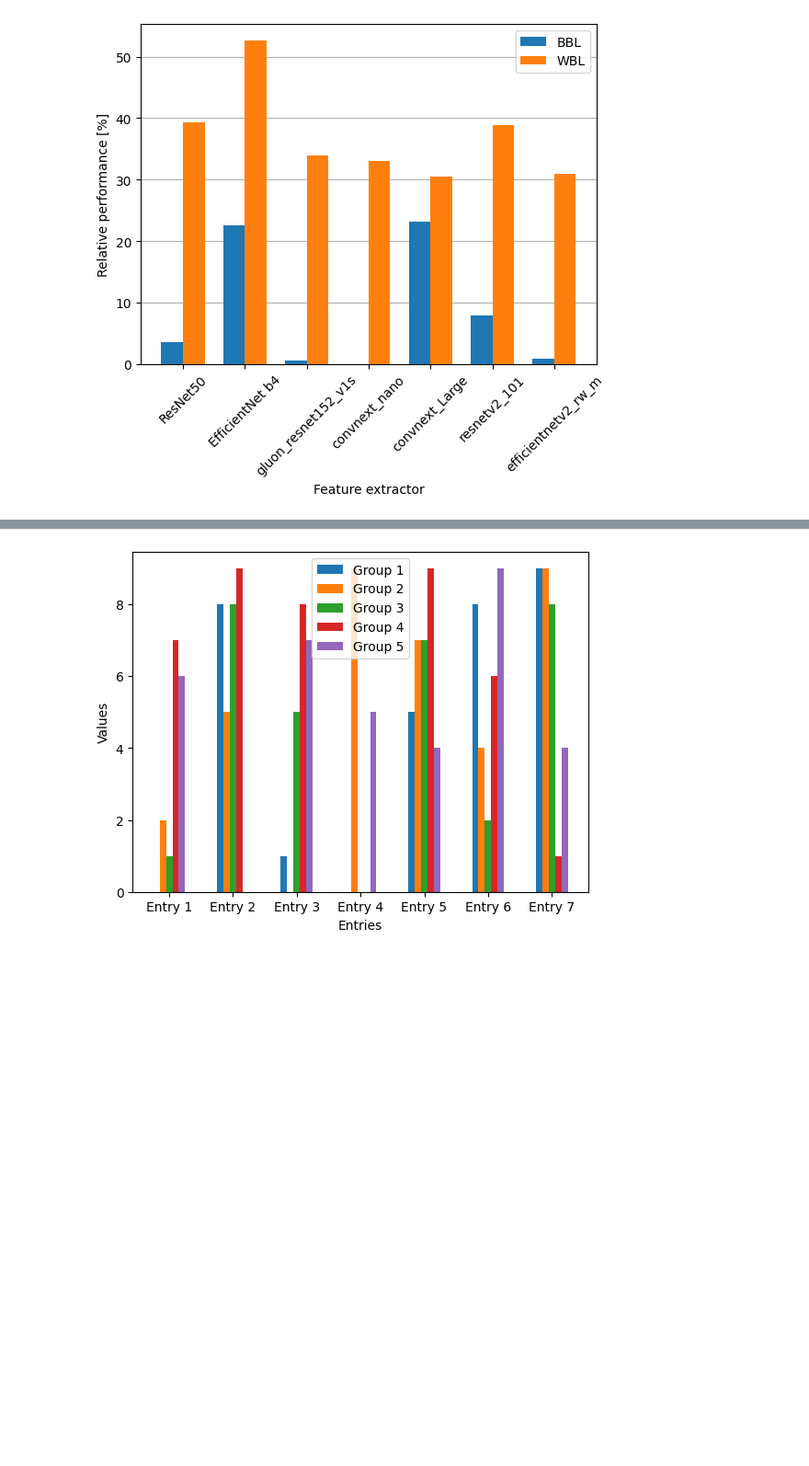
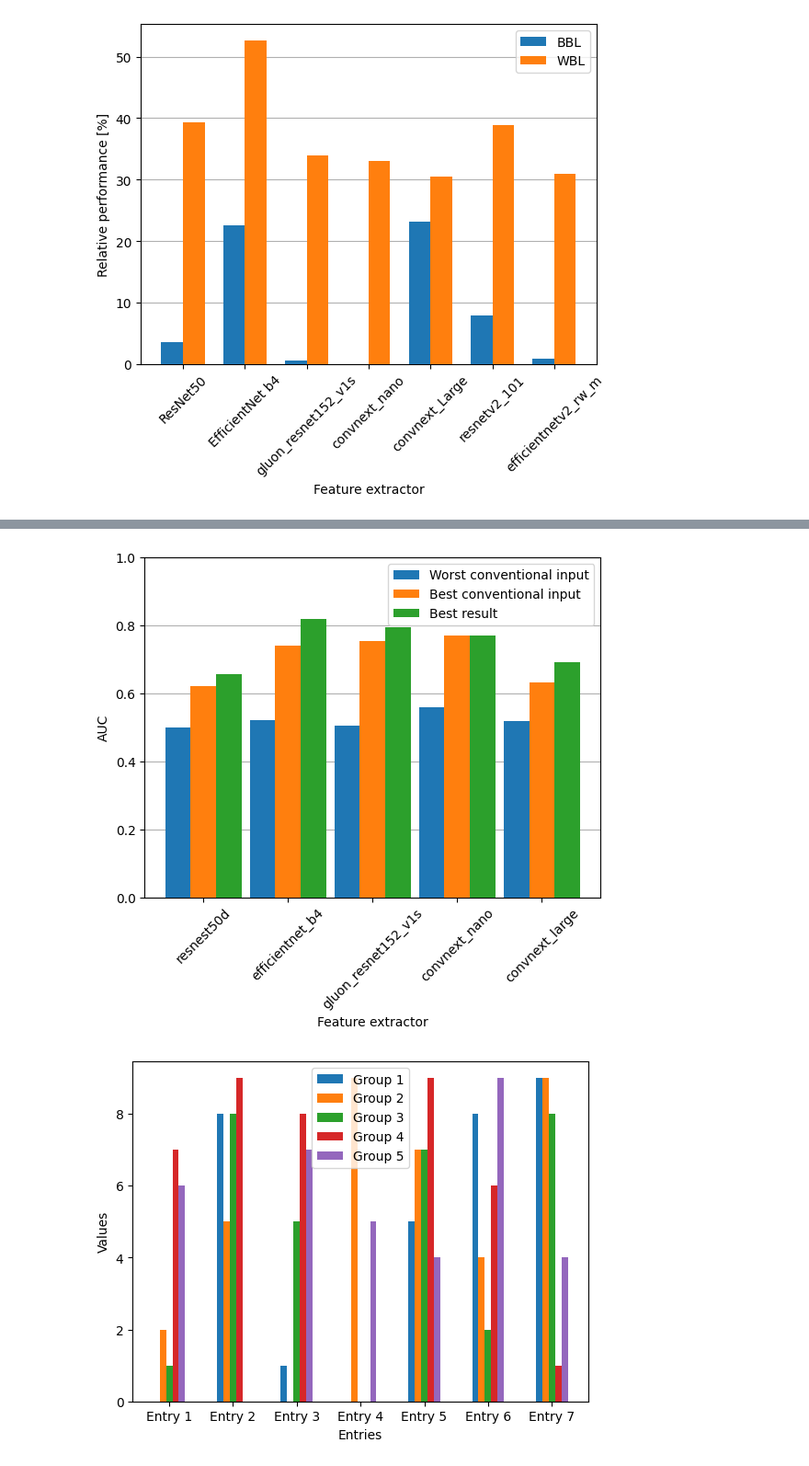
Before and after one commit to svenbbsp/BEP_sbierenbroodspot_1334859, a Jupyter notebook: Technical_research/plotting.ipynb, the cells around one changed output, grey strips where cells are left out. Shown at 92% size. Drawn from its saved outputs; the diff is of its cells as text; code cells hidden in the pictures; blank space fills up the shorter version.

```diff
--- a/Technical_research/plotting.ipynb
+++ b/Technical_research/plotting.ipynb
@@ -224,3 +270,45 @@ plt.show()
+# %%
+import matplotlib.pyplot as plt
+import numpy as np
+
+# Sample data
+x = ['resnest50d', 'efficientnet_b4', 'gluon_resnet152_v1s', 'convnext_nano', 'convnext_large']
+y2 = [6.20E-01,7.39E-01,7.55E-01,7.69E-01,6.32E-01]
+y1 = [4.99E-01,5.22E-01,5.06E-01,5.58E-01,5.18E-01]
+y3 = [6.57E-01,8.20E-01,7.94E-01,7.69E-01,6.92E-01]
+
+# Set the width of the bars
+bar_width = 0.3
+
+# Calculate the positions of the bars on the x-axis
+x_pos = np.arange(len(x))
+
+# Create a figure and axis object
+fig, ax = plt.subplots()
+
+# Create a bar plot with three sets of bars for every x entry
+ax.bar(x_pos - bar_width, y1, width=bar_width, label='Worst conventional input', zorder=3)
+ax.bar(x_pos, y2, width=bar_width, label='Best conventional input', zorder=3)
+ax.bar(x_pos + bar_width, y3, width=bar_width, label='Best result', zorder=3)
+
+# Add labels and title
+ax.set_xlabel('Feature extractor')
+ax.set_ylabel('AUC')
+ax.set_xticks(x_pos)
+ax.set_xticklabels(x)
+plt.xticks(rotation=45)  # Rotate the x-labels
+ax.set_ylim([0, 1])
+
+# Add grid
+ax.grid(axis='y', zorder=0)
+
+# Add legend
+ax.legend()
+
+# Show the plot
+plt.show()
+# %% [output]
+[figure, added]
 # %%
 import matplotlib.pyplot as plt
 import numpy as np
```
Also changed, not shown: parts of 1 cell of this notebook, 10 other files.
